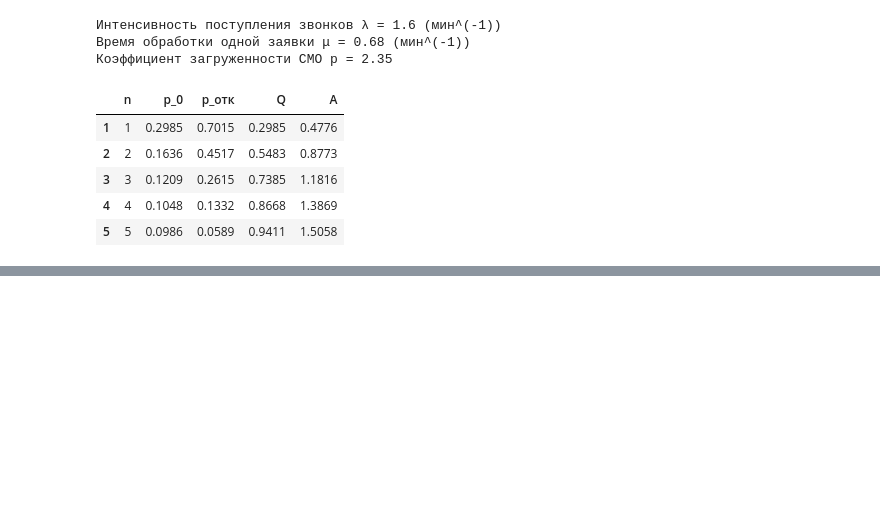
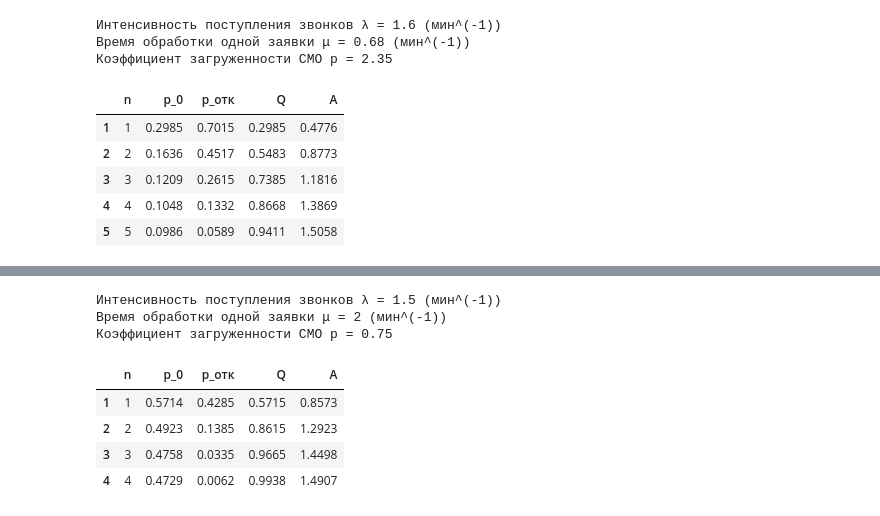
Before and after one commit to tooyoungforthis/workbook, a Jupyter notebook: main.ipynb, the cells around one changed output, grey strips where cells are left out. Cells and saved outputs as stored; diff of their text form; code cells hidden in the pictures; blank space fills up the shorter version.

```diff
--- a/main.ipynb
+++ b/main.ipynb
@@ -750,3 +750,17 @@ df
 **Задание для самостоятельного решения:**
 
 ![](pictures\smo_more_channels_1.png)
+# %%
+# Выпишем начальные параметры
+λ = 1.5
+μ = 2
+
+p = round(λ / μ, 2)
+
+print(f'Интенсивность поступления звонков {λ = } (мин^(-1))')
+print(f'Время обработки одной заявки {μ = } (мин^(-1))')
+print(f'Коэффициент загруженности СМО {p = }')
+# %% [output]
+Интенсивность поступления звонков λ = 1.5 (мин^(-1))
+Время обработки одной заявки μ = 2 (мин^(-1))
+Коэффициент загруженности СМО p = 0.75
@@ -752,0 +842,16 @@ df
+# %%
+import pandas as pd
+
+df = pd.DataFrame(columns=['n', 'p_0', 'p_отк', 'Q', 'A'])
+
+for  i in range(1, 5):
+    df.loc[i] = (i, calculate_p_0(p, i), calculate_p_n(p, i), calculate_Q(p, i), calculate_A(p, i, λ))
+
+df['n'] = df['n'].astype('int')
+df
+# %% [output]
+|  | n | p_0 | p_отк | Q | A |
+| 1 | 1 | 0.5714 | 0.4285 | 0.5715 | 0.8573 |
+| 2 | 2 | 0.4923 | 0.1385 | 0.8615 | 1.2923 |
+| 3 | 3 | 0.4758 | 0.0335 | 0.9665 | 1.4498 |
+| 4 | 4 | 0.4729 | 0.0062 | 0.9938 | 1.4907 |
```
Also changed, not shown: parts of 1 cell of this notebook.
